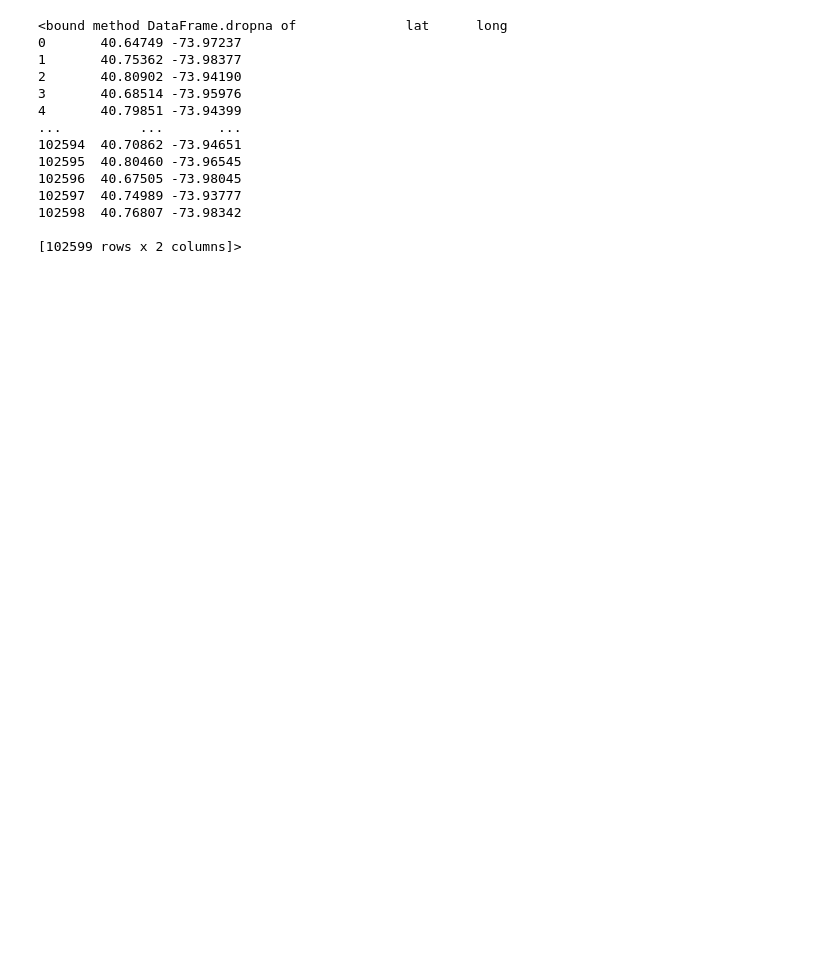
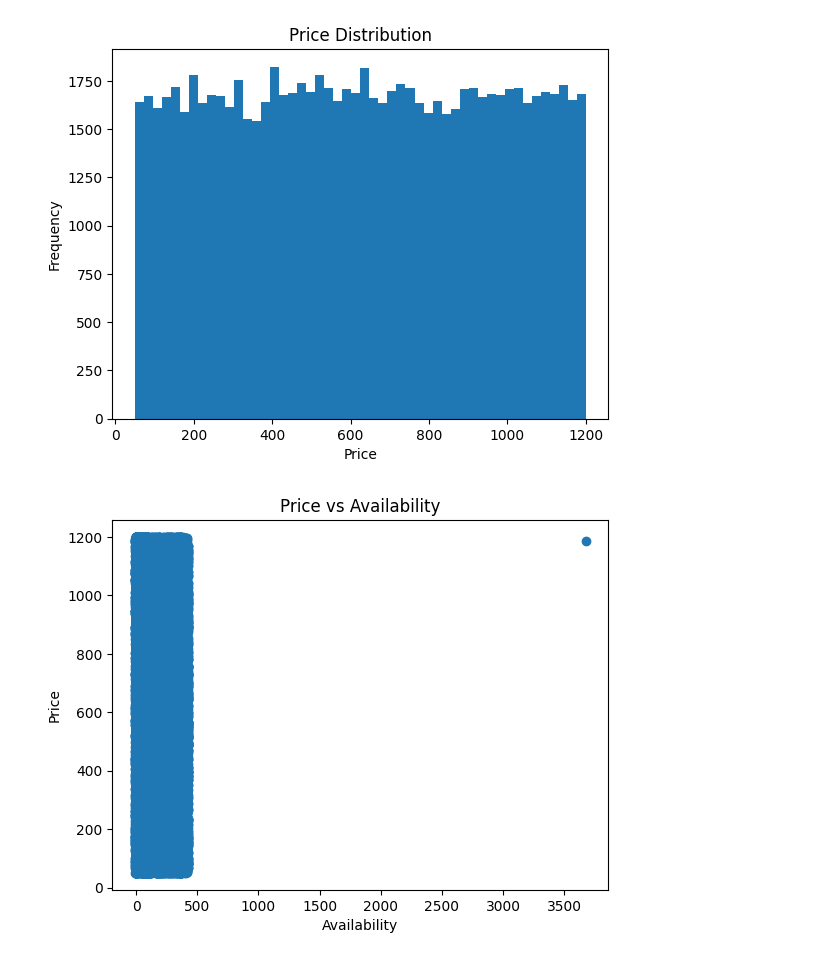
Before and after one commit to anuj6707/airbnb-data-preprocessing-and-feature-engineering, a Jupyter notebook: notebooks/preprocessing.ipynb, the cells around one changed output. Cells and saved outputs as stored; diff of their text form; code cells hidden in the pictures; blank space fills up the shorter version.

Commit message:
added visualization to the data

```diff
--- a/notebooks/preprocessing.ipynb
+++ b/notebooks/preprocessing.ipynb
@@ -1,10 +1,12 @@
 # %%
 import pandas as pd
 import numpy as np
+import matplotlib.pyplot as plt
+import seaborn as sns
 from sklearn.preprocessing import MinMaxScaler,StandardScaler,LabelEncoder
 
 
-data=pd.read_csv("/content/Airbnb_Open_Data.csv",low_memory=False)
+data=pd.read_csv("/content/airbnb_raw_data.csv",low_memory=False)
 df=pd.DataFrame(data)
 
 df.columns = df.columns.str.lower().str.replace(" ", "_")
@@ -15,7 +17,7 @@ df["host_identity_verified"].fillna("unknown",inplace=True)
 df["neighbourhood"].fillna("unknown",inplace=True)
 df["neighbourhood_group"].fillna("unknown",inplace=True)
 df["calculated_host_listings_count"].fillna(df['calculated_host_listings_count'].median(),inplace=True)
-df = df.dropna(subset=["latitude", "longitude"])
+df = df.dropna(subset=["lat", "long"])
 df.drop("country_code", axis=1, inplace=True)
 df["instant_bookable"].fillna("unknown", inplace=True)
 df = pd.get_dummies(df, columns=["instant_bookable"])
@@ -51,7 +53,7 @@ df = remove_outliers(df, "price")
 df = remove_outliers(df, "service_fee")
 df = remove_outliers(df, "minimum_nights")
 
-df=pd.get_dummies(df,column=["host_identity_verified"],drop_first=True)
+df=pd.get_dummies(df,columns=["host_identity_verified"],drop_first=True)
 
 mapping = {
     "flexible": 0,
@@ -85,6 +87,36 @@ df["price_category"] = pd.cut(
     bins=3,
     labels=["low", "medium", "high"]
 )
+
+
+
+plt.hist(df["price"],bins=50)
+plt.title("Price Distribution")
+plt.xlabel("Price")
+plt.ylabel("Frequency")
+plt.show()
+
+plt.scatter(df["availability_365"], df["price"])
+plt.xlabel("Availability")
+plt.ylabel("Price")
+plt.title("Price vs Availability")
+plt.show()
+
+plt.scatter(df["review_rate_number"], df["price"])
+plt.xlabel("Rating")
+plt.ylabel("Price")
+plt.title("Price vs Rating")
+plt.show()
+
+df.groupby("availability_level")["price"].mean()
+
+df["price_category"].value_counts().plot(kind="bar")
+plt.title("Price Categories")
+plt.show()
+
+
+sns.heatmap(df.corr(numeric_only=True), annot=True)
+plt.show()
 # %% [output]
 The behavior will change in pandas 3.0. This inplace method will never work because the intermediate object on which we are setting values always behaves as a copy.
 
@@ -106,14 +138,2 @@ For example, when doing 'df[col].method(value, inplace=True)', try using 'df.met
-<bound method DataFrame.dropna of              lat      long
-0       40.64749 -73.97237
-1       40.75362 -73.98377
-2       40.80902 -73.94190
-3       40.68514 -73.95976
-4       40.79851 -73.94399
-...          ...       ...
-102594  40.70862 -73.94651
-102595  40.80460 -73.96545
-102596  40.67505 -73.98045
-102597  40.74989 -73.93777
-102598  40.76807 -73.98342
-
-[102599 rows x 2 columns]>
+[figure, added]
+[figure, added]
```
Also changed, not shown: parts of 1 cell of this notebook.
